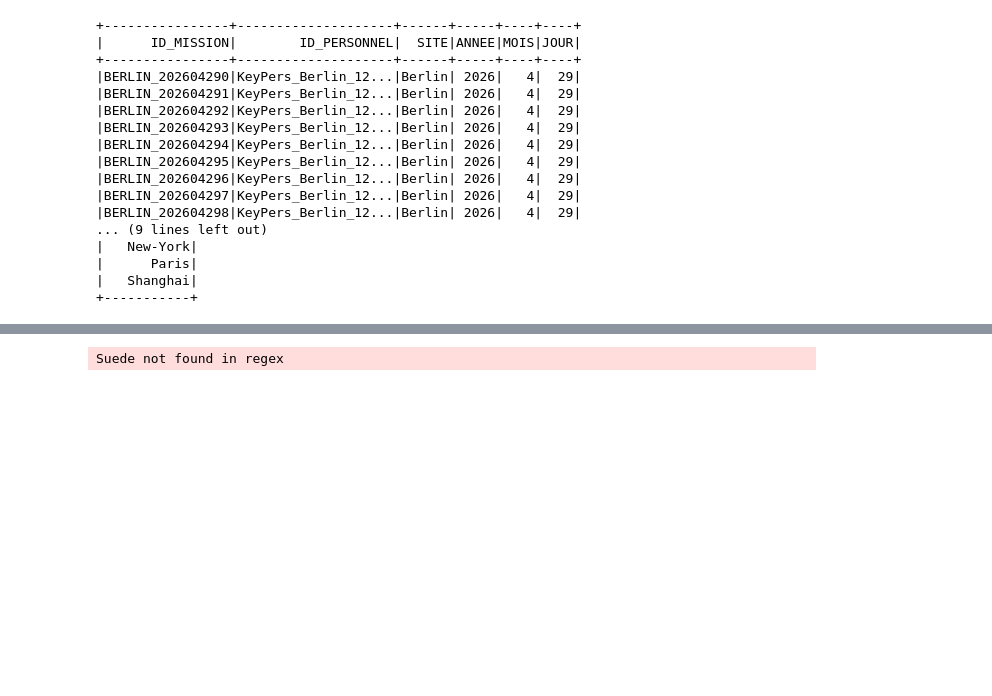
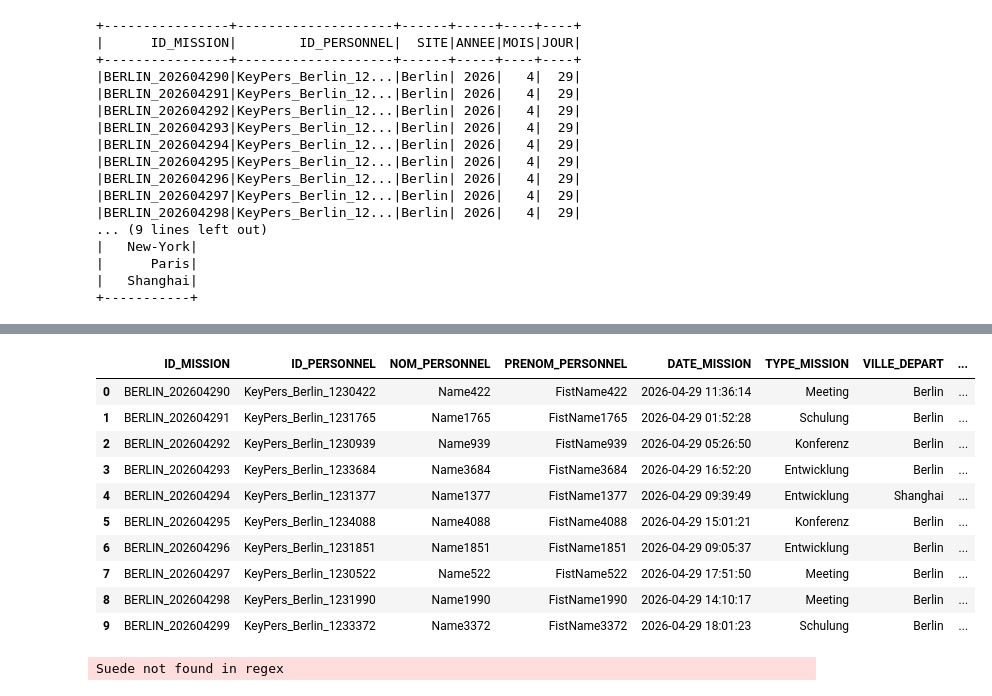
Before and after one commit to Remizzzzz/NF26_BGES, a Jupyter notebook: projet.ipynb, the cells around one changed output, grey strips where cells are left out. Saved outputs shown, nothing was run; the diff lists cells and outputs as text; code cells hidden in the pictures; blank space fills up the shorter version.

```diff
--- a/projet.ipynb
+++ b/projet.ipynb
@@ -199,8 +199,11 @@ SITE.show(10)
 # %%
 from geopy.distance import geodesic
 from geopy.geocoders import Nominatim
+from pyspark.sql.functions import udf
+from pyspark.sql.types import DoubleType, StringType
 
 geolocator = Nominatim(user_agent="geo_app")
+
 
 def distance_km(ville_dep, ville_arr, pays_dep=None, pays_arr=None):
     # Construction des requêtes
@@ -220,10 +223,13 @@ def distance_km(ville_dep, ville_arr, pays_dep=None, pays_arr=None):
 
     return geodesic(coords_dep, coords_arr).km
 
+
+
+# UDF pour le calcul d'impact carbone
 def calcul_impact_carbone(distance_km, mode_transport):
     #retour en tonnes équivalent CO2
     d = distance_km
-    mode = mode_transport.lower()
+    mode = mode_transport.lower() if mode_transport else ""
 
     if mode == "avion":
         if d < 1000: #court courrier
@@ -243,9 +249,81 @@ def calcul_impact_carbone(distance_km, mode_transport):
         return d * 0.00005
 
     else:
-        raise ValueError(f"Mode de transport inconnu : {mode_transport}")
+        return 0.0
 
-#Faire la fonction de calcul d'impact carbone pour les missions
-MISSION = sdf_mission.select('ID_MISSION', 'VILLE_DEPART', 'VILLE_DESTINATION', 'TYPE_MISSION', 'TRANSPORT', 'ALLER_RETOUR')
-MISSION.show(10)
+# Enregistrement de l'UDF
+calcul_impact_carbone_udf = udf(calcul_impact_carbone, DoubleType())
+
+# Étape 1: Collecter les villes uniques et géocoder en pandas
+villes_df = sdf_mission.select('VILLE_DEPART', 'PAYS_DEPART').distinct().toPandas()
+villes_dest_df = sdf_mission.select('VILLE_DESTINATION', 'PAYS_DESTINATION').distinct().toPandas()
+villes_dest_df.columns = ['VILLE_DEPART', 'PAYS_DEPART']
+all_villes = pd.concat([villes_df, villes_dest_df]).drop_duplicates()
+
+# Géocodage des villes avec la fonction distance_km
+import time
+
+coord_dict = {}
+for _, row in all_villes.iterrows():
+    ville = row['VILLE_DEPART']
+    pays = row['PAYS_DEPART']
+    if pd.notna(ville) and pd.notna(pays) and (ville, pays) not in coord_dict:
+        try:
+            # Géocoder chaque ville individuellement
+            query = f"{ville}, {pays}"
+            loc = geolocator.geocode(query)
+            if loc:
+                coord_dict[(ville, pays)] = (loc.latitude, loc.longitude)
+                time.sleep(1)  # Délai pour éviter la limitation de taux
+        except Exception as e:
+            print(f"Erreur géocodage {ville}, {pays}: {e}")
+
+print(f"Nombre de villes géocodées: {len(coord_dict)}")
+print(f"Exemples de coordonnées: {list(coord_dict.items())[:5]}")
+
+# Étape 2: Convertir en pandas et calculer les distances
+pdf_mission = sdf_mission.toPandas()
+
+# Fonction pour calculer la distance en utilisant distance_km
+def calc_distance(row):
+    try:
+        coords_dep = coord_dict.get((row['VILLE_DEPART'], row['PAYS_DEPART']))
+        coords_arr = coord_dict.get((row['VILLE_DESTINATION'], row['PAYS_DESTINATION']))
+        if coords_dep and coords_arr:
+            return geodesic(coords_dep, coords_arr).km
+    except:
+        pass
+    return 0.0
+
+pdf_mission['DISTANCE_KM'] = pdf_mission.apply(calc_distance, axis=1)
+
+# Débogage: afficher les distances
+print(f"Distances non nulles: {(pdf_mission['DISTANCE_KM'] > 0).sum()}")
+print(f"Exemples de distances:\n{pdf_mission[['VILLE_DEPART', 'VILLE_DESTINATION', 'DISTANCE_KM']].head(10)}")
+
+# Fonction pour calculer l'impact carbone
+def calc_impact(row):
+    d = row['DISTANCE_KM']
+    mode = str(row['TRANSPORT']).lower() if pd.notna(row['TRANSPORT']) else ""
+
+    if mode == "avion":
+        if d < 1000:
+            return d * 0.000258
+        elif d < 3500:
+            return d * 0.000187
+        else:
+            return d * 0.000152
+    elif mode == "train":
+        return d * 0.000004
+    elif mode == "taxi":
+        return d * 0.000192
+    elif mode == "transports en commun":
+        return d * 0.00005
+    return 0.0
+
+pdf_mission['IMPACT_CARBONE'] = pdf_mission.apply(calc_impact, axis=1)
+
+# Garder en pandas (plus stable avec numpy arrays)
+MISSION = pdf_mission.copy()
+MISSION.head(10)
 # %% [output]
@@ -253,3 +347,14 @@ PySparkValueError: [CANNOT_CONVERT_COLUMN_INTO_BOOL] Cannot convert column into
+|  | ID_MISSION | ID_PERSONNEL | NOM_PERSONNEL | PRENOM_PERSONNEL | DATE_MISSION | TYPE_MISSION | VILLE_DEPART | ... |
+| 0 | BERLIN_202604290 | KeyPers_Berlin_1230422 | Name422 | FistName422 | 2026-04-29 11:36:14 | Meeting | Berlin | ... |
+| 1 | BERLIN_202604291 | KeyPers_Berlin_1231765 | Name1765 | FistName1765 | 2026-04-29 01:52:28 | Schulung | Berlin | ... |
+| 2 | BERLIN_202604292 | KeyPers_Berlin_1230939 | Name939 | FistName939 | 2026-04-29 05:26:50 | Konferenz | Berlin | ... |
+| 3 | BERLIN_202604293 | KeyPers_Berlin_1233684 | Name3684 | FistName3684 | 2026-04-29 16:52:20 | Entwicklung | Berlin | ... |
+| 4 | BERLIN_202604294 | KeyPers_Berlin_1231377 | Name1377 | FistName1377 | 2026-04-29 09:39:49 | Entwicklung | Shanghai | ... |
+| 5 | BERLIN_202604295 | KeyPers_Berlin_1234088 | Name4088 | FistName4088 | 2026-04-29 15:01:21 | Konferenz | Berlin | ... |
+| 6 | BERLIN_202604296 | KeyPers_Berlin_1231851 | Name1851 | FistName1851 | 2026-04-29 09:05:37 | Entwicklung | Berlin | ... |
+| 7 | BERLIN_202604297 | KeyPers_Berlin_1230522 | Name522 | FistName522 | 2026-04-29 17:51:50 | Meeting | Berlin | ... |
+| 8 | BERLIN_202604298 | KeyPers_Berlin_1231990 | Name1990 | FistName1990 | 2026-04-29 14:10:17 | Meeting | Berlin | ... |
+| 9 | BERLIN_202604299 | KeyPers_Berlin_1233372 | Name3372 | FistName3372 | 2026-04-29 18:01:23 | Schulung | Berlin | ... |
 # %%
 #Création de la table LOCALISATION
 from pyspark.sql.types import StringType
```
Also changed, not shown: parts of 1 cell of this notebook.
